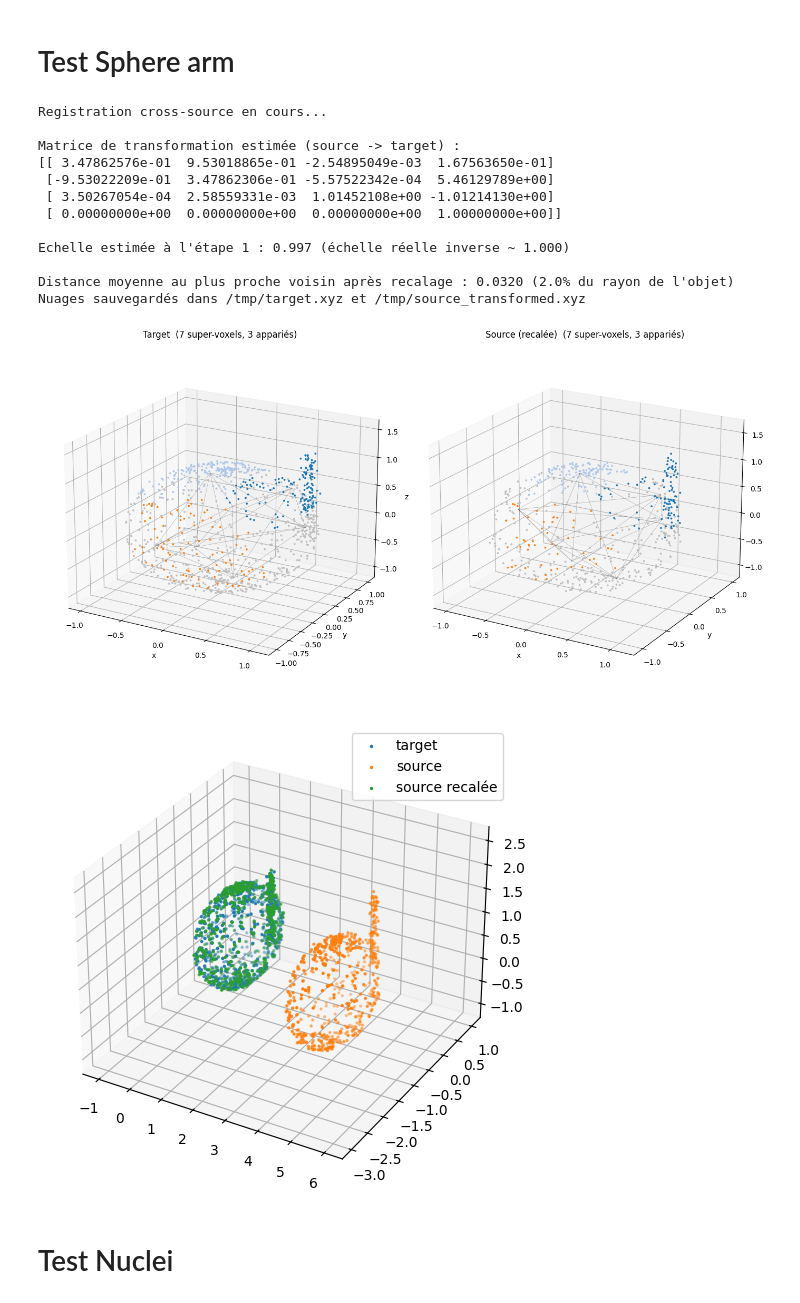
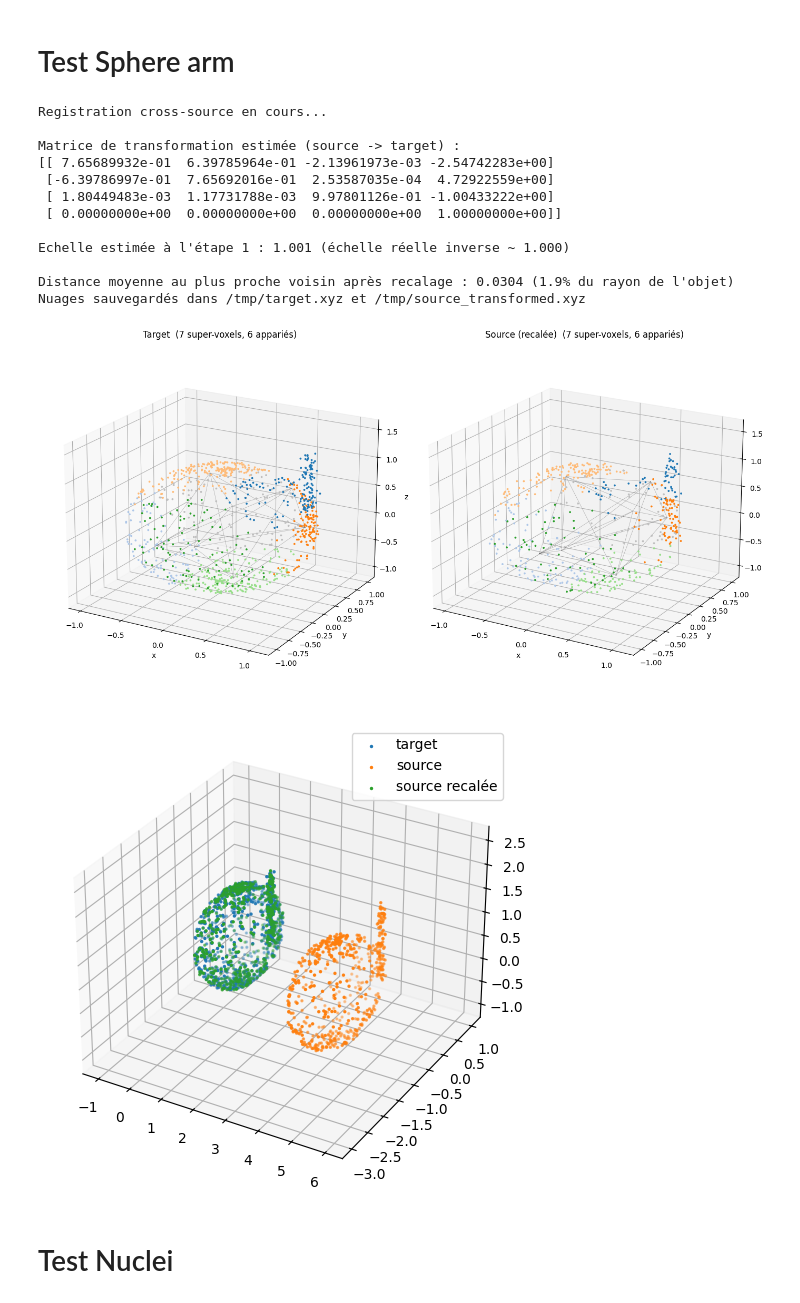
Before and after one commit to anrcrocoval/pointcloudregistration, a Jupyter notebook: DemoNoteBook/Graphmatching.ipynb, the cells around one changed output. Drawn from its saved outputs; the diff is of its cells as text; code cells hidden in the pictures.

Commit message:
with graphmatching

```diff
--- a/DemoNoteBook/Graphmatching.ipynb
+++ b/DemoNoteBook/Graphmatching.ipynb
@@ -1462,6 +1618,7 @@ Nuages sauvegardés dans /tmp/target.xyz et /tmp/source_transformed.xyz
 # %% [markdown]
 # Test Sphere arm
 # %%
+import matplotlib.pyplot as plt
 rng = np.random.default_rng(42)
 
 # Nuage cible : sphère bruitée + un "bras" pour casser la symétrie
@@ -1482,7 +1639,7 @@ keep = rng.choice(len(target), size=int(len(target) * 0.6), replace=False)
 source_raw = target[keep].copy()
 
 scale_gt = 1
-angle = np.deg2rad(70)
+angle = np.deg2rad(40)
 Rz = np.array([
         [np.cos(angle), -np.sin(angle), 0],
         [np.sin(angle), np.cos(angle), 0],
@@ -1526,40 +1683,40 @@ np.savetxt("/tmp/source_transformed.xyz", result["source_transformed"])
 print("Nuages sauvegardés dans /tmp/target.xyz et /tmp/source_transformed.xyz")
 
 # --- Visualisation des super-voxels appariés (même couleur = paire) ---
 visualize_supervoxels(
         graph_target=result["graph_target"],
         graph_source=result["graph_source"],
         target_points=target,
         source_points=result["source_transformed"],  # repère de la cible
         correspondences=result["correspondences"],
         show_edges=True,
         title_target="Target",
         title_source="Source (recalée)",
         save_path="/tmp/supervoxel_matching.png",
         source_transform=result["transformation"],  # aligne les arêtes du graphe source
     )
 fig = plt.figure(figsize=(6, 6))
 ax = fig.add_subplot(111, projection="3d")
 ax.scatter(*target.T, s=2, label="target")
 ax.scatter(*source.T, s=2, label="source")
 ax.scatter(*result["source_transformed"].T, s=2, label="source recalée")
 ax.legend()
 plt.show()
 # %% [output]
 Registration cross-source en cours...
 
 Matrice de transformation estimée (source -> target) :
-[[ 3.47862576e-01  9.53018865e-01 -2.54895049e-03  1.67563650e-01]
- [-9.53022209e-01  3.47862306e-01 -5.57522342e-04  5.46129789e+00]
- [ 3.50267054e-04  2.58559331e-03  1.01452108e+00 -1.01214130e+00]
+[[ 7.65689932e-01  6.39785964e-01 -2.13961973e-03 -2.54742283e+00]
+ [-6.39786997e-01  7.65692016e-01  2.53587035e-04  4.72922559e+00]
+ [ 1.80449483e-03  1.17731788e-03  9.97801126e-01 -1.00433222e+00]
  [ 0.00000000e+00  0.00000000e+00  0.00000000e+00  1.00000000e+00]]
 
-Echelle estimée à l'étape 1 : 0.997 (échelle réelle inverse ~ 1.000)
+Echelle estimée à l'étape 1 : 1.001 (échelle réelle inverse ~ 1.000)
 
-Distance moyenne au plus proche voisin après recalage : 0.0320 (2.0% du rayon de l'objet)
+Distance moyenne au plus proche voisin après recalage : 0.0304 (1.9% du rayon de l'objet)
 Nuages sauvegardés dans /tmp/target.xyz et /tmp/source_transformed.xyz
-[figure, old version]
+[figure, new version]
-[figure, old version]
+[figure, new version]
 # %% [markdown]
 # Test Nuclei
 # %%
```
Also changed, not shown: parts of 7 cells of this notebook.
